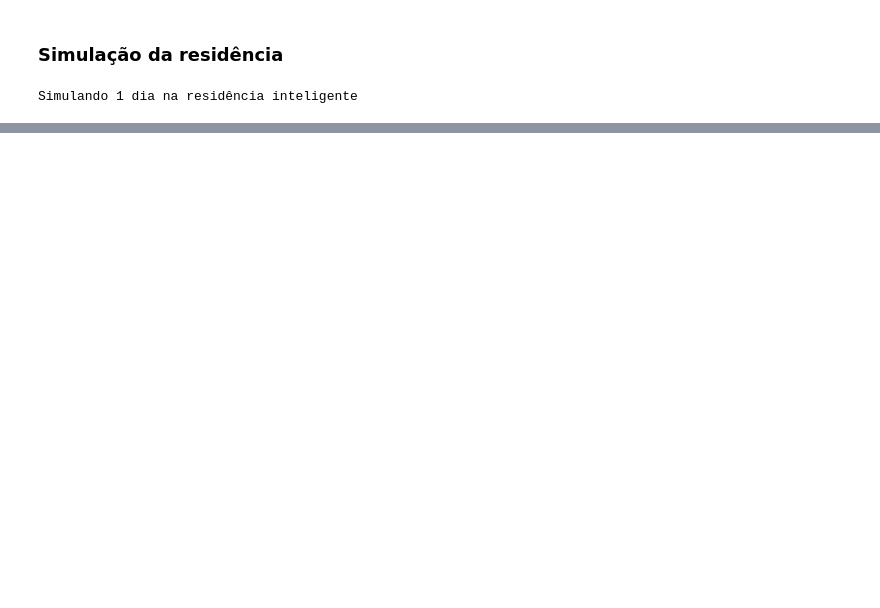
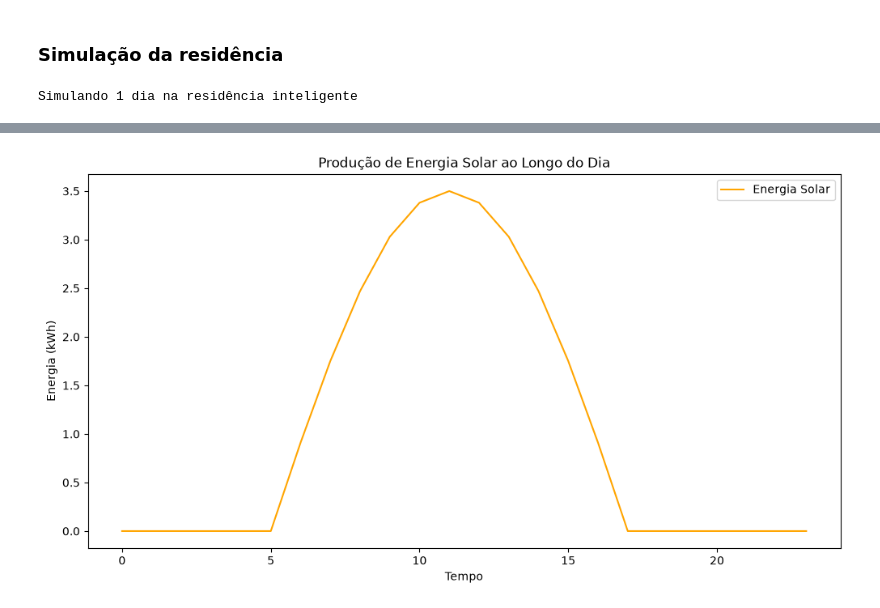
Before and after one commit to pedroMB03/TCC--SmartGrid-com-MPC, a Jupyter notebook: introducao.ipynb, the cells around one changed output, grey strips where cells are left out. Cells and saved outputs as stored; diff of their text form; code cells hidden in the pictures; blank space fills up the shorter version.

```diff
--- a/introducao.ipynb
+++ b/introducao.ipynb
@@ -126,0 +156,12 @@ Text(0.5, 1.0, 'Energia Consumida ao Longo do Dia')
+# %%
+# PRODUÇÃO DE ENERGIA SOLAR AO LONGO DO DIA
+
+plt.figure(figsize=(12,6))
+plt.plot(tempo, energia_solar, label='Energia Solar', color='orange')
+plt.title('Produção de Energia Solar ao Longo do Dia')
+plt.xlabel('Tempo')
+plt.ylabel('Energia (kWh)')
+plt.legend()
+plt.show()
+# %% [output]
+[figure, added]
```
Also changed, not shown: parts of 11 cells of this notebook.
